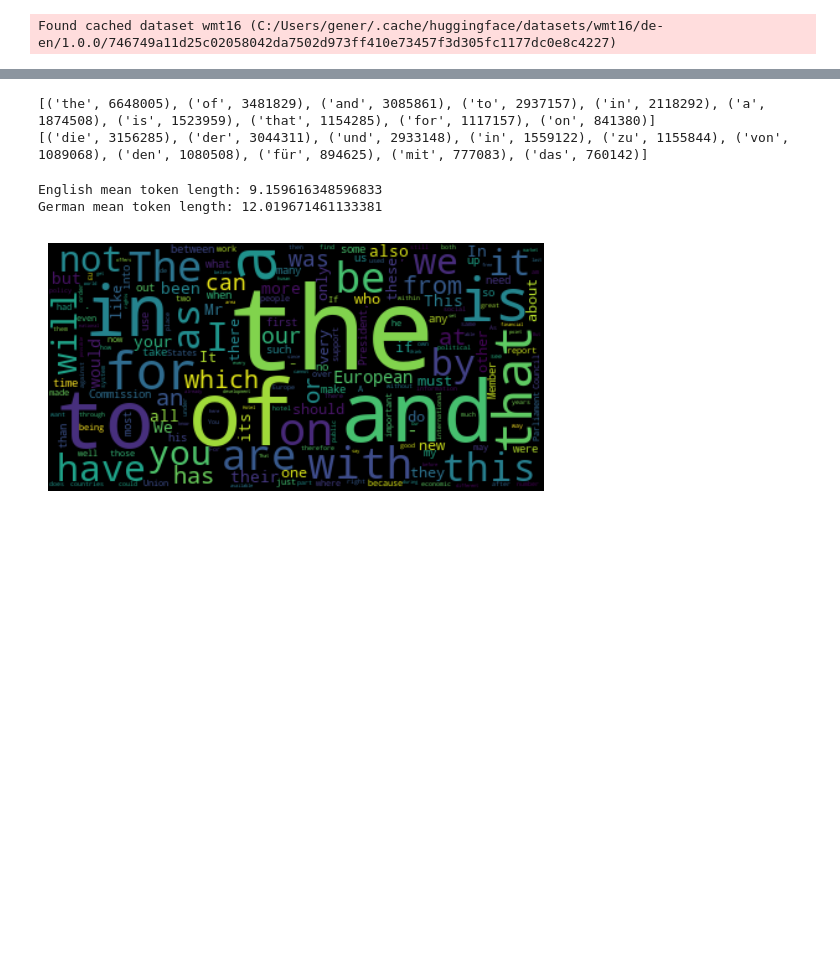
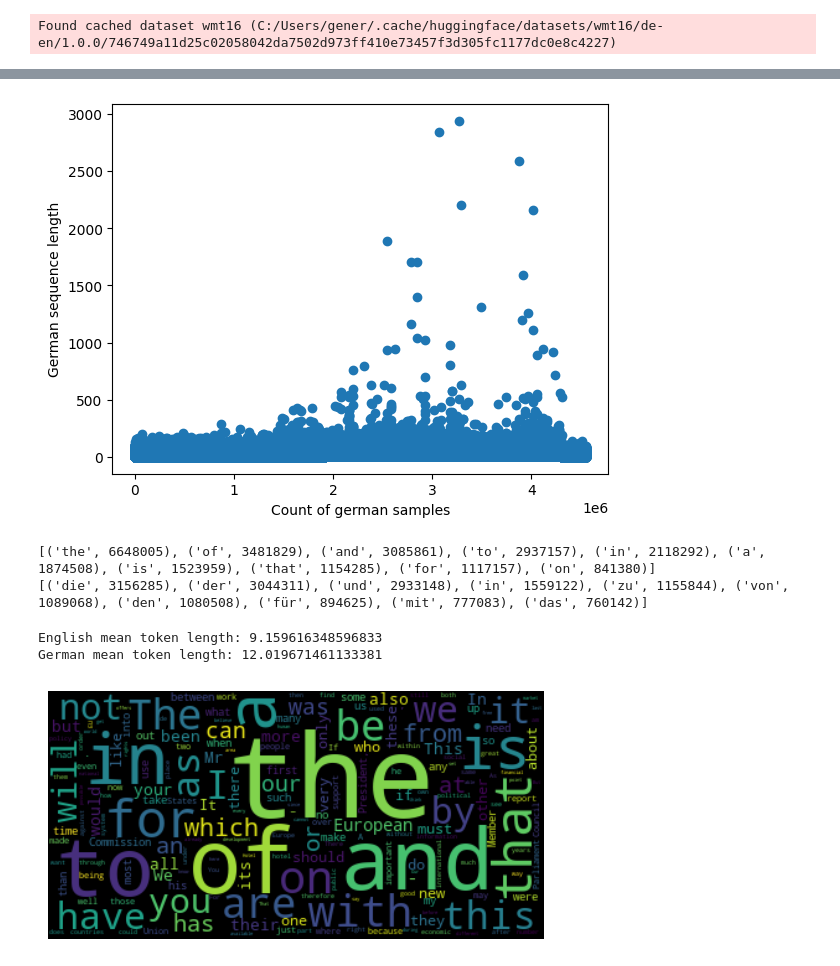
Before and after one commit to aflah02/DL_Assignments, a Jupyter notebook: Assignment_3/Task_2/visualization.ipynb, the cells around one changed output, grey strips where cells are left out. Cells and saved outputs as stored; diff of their text form; code cells hidden in the pictures; blank space fills up the shorter version.

```diff
--- a/Assignment_3/Task_2/visualization.ipynb
+++ b/Assignment_3/Task_2/visualization.ipynb
@@ -34,3 +35,10 @@ sns.displot(df, x="de", fill=True)
+# %%
+plt.plot(df['de'], 'o')
+plt.xlabel('Count of german samples')
+plt.ylabel('German sequence length')
+plt.show()
+# %% [output]
+[figure, added]
 # %%
 # Frequency of words
 from collections import Counter
```
Also changed, not shown: parts of 3 cells of this notebook, 1 other file.
